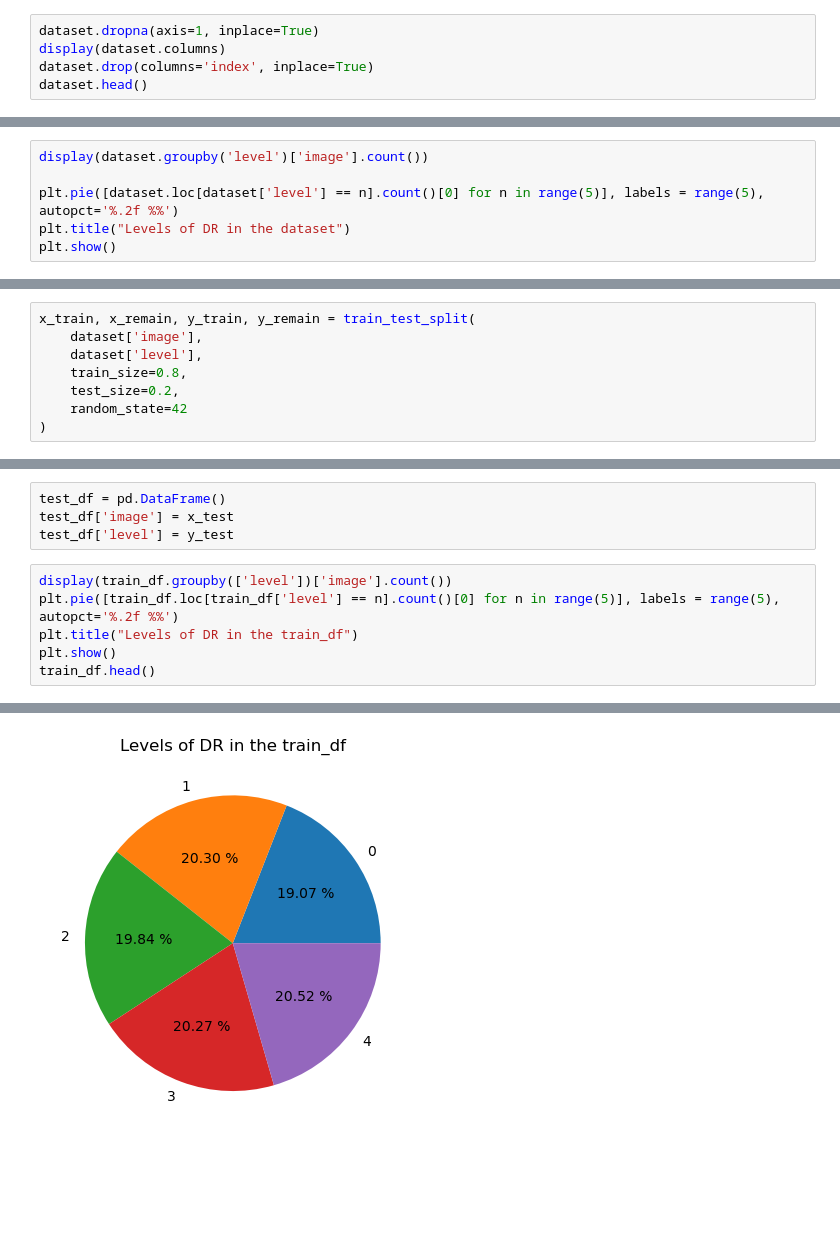
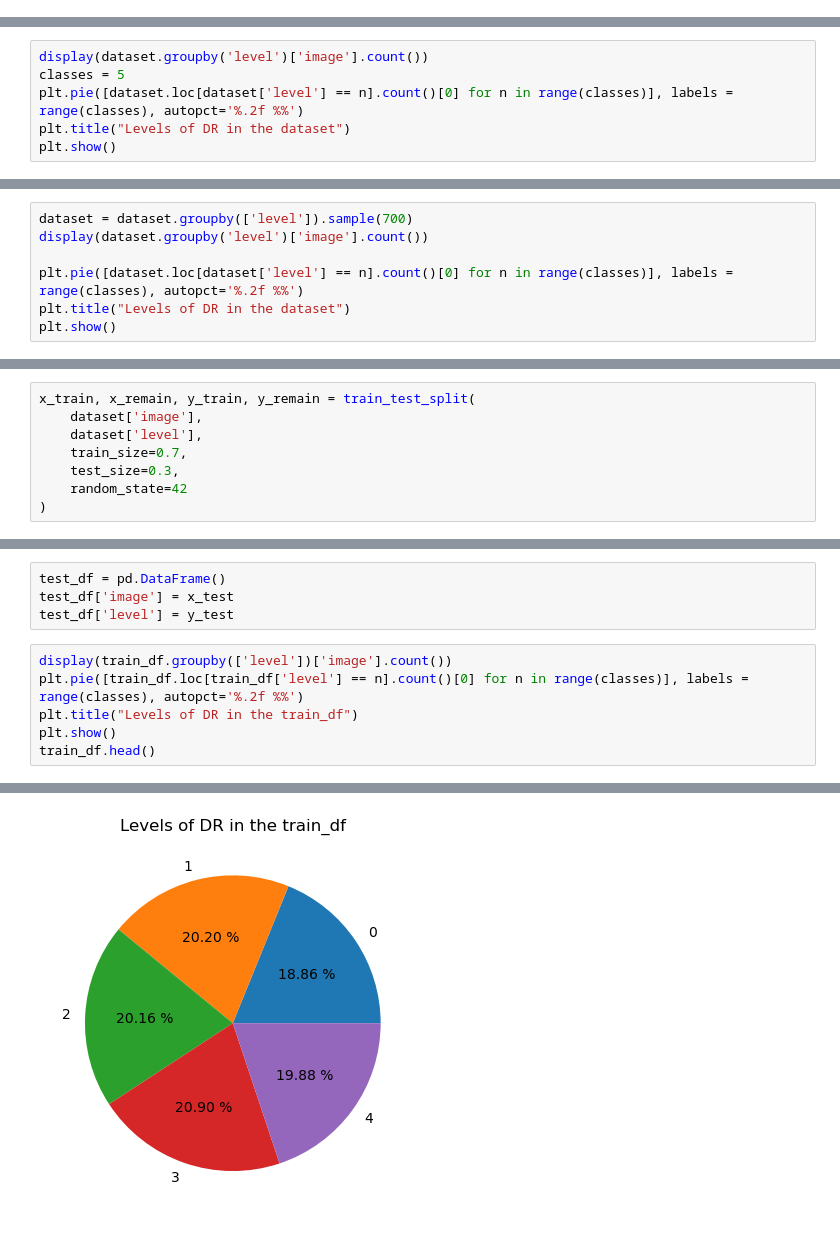
Before and after one commit to AlbertoRomanRamosRodriguez/Tesis-de-Grado, a Jupyter notebook: exploring-kaggle-dr.ipynb, the cells around one changed output, grey strips where cells are left out. Cells and saved outputs as stored; diff of their text form; blank space fills up the shorter version.

```diff
--- a/exploring-kaggle-dr.ipynb
+++ b/exploring-kaggle-dr.ipynb
@@ -29,5 +35,0 @@ dataset.head()
-# %%
-dataset.dropna(axis=1, inplace=True)
-display(dataset.columns)
-dataset.drop(columns='index', inplace=True)
-dataset.head()
@@ -42,7 +36,7 @@ Index(['index', 'image', 'level'], dtype='object')
 # %%
 display(dataset.groupby('level')['image'].count())
-
-plt.pie([dataset.loc[dataset['level'] == n].count()[0] for n in range(5)], labels = range(5), autopct='%.2f %%')
+classes = 5
+plt.pie([dataset.loc[dataset['level'] == n].count()[0] for n in range(classes)], labels = range(classes), autopct='%.2f %%')
 plt.title("Levels of DR in the dataset")
 plt.show()
 # %% [output]
@@ -56,0 +51,7 @@ Name: image, dtype: int64
+# %%
+dataset = dataset.groupby(['level']).sample(700)
+display(dataset.groupby('level')['image'].count())
+
+plt.pie([dataset.loc[dataset['level'] == n].count()[0] for n in range(classes)], labels = range(classes), autopct='%.2f %%')
+plt.title("Levels of DR in the dataset")
+plt.show()
@@ -58,8 +68,8 @@ Name: image, dtype: int64
 x_train, x_remain, y_train, y_remain = train_test_split(
     dataset['image'],
     dataset['level'],
-    train_size=0.8,
-    test_size=0.2,
+    train_size=0.7,
+    test_size=0.3,
     random_state=42
 )
 # %%
@@ -88,7 +98,7 @@ test_df['image'] = x_test
 test_df['level'] = y_test
 # %%
 display(train_df.groupby(['level'])['image'].count())
-plt.pie([train_df.loc[train_df['level'] == n].count()[0] for n in range(5)], labels = range(5), autopct='%.2f %%')
+plt.pie([train_df.loc[train_df['level'] == n].count()[0] for n in range(classes)], labels = range(classes), autopct='%.2f %%')
 plt.title("Levels of DR in the train_df")
 plt.show()
 train_df.head()
@@ -102,3 +112,3 @@ level
 Name: image, dtype: int64
-[figure, old version]
+[figure, new version]
 |  | image | level |
```
Also changed, not shown: parts of 10 cells of this notebook.
